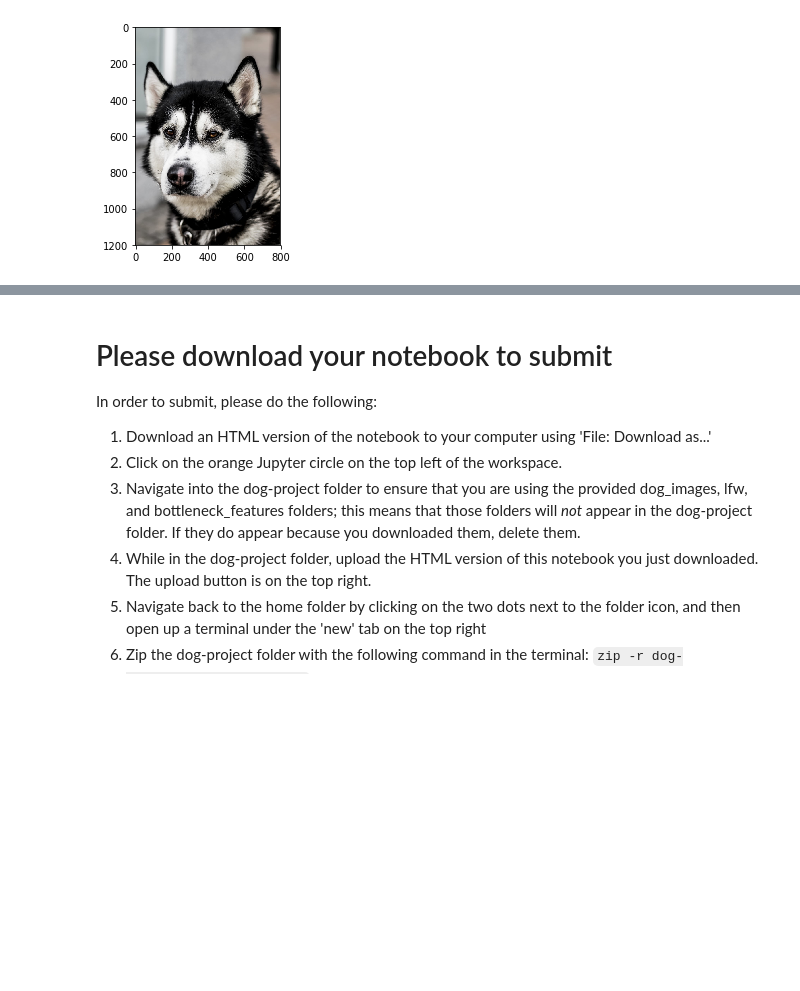
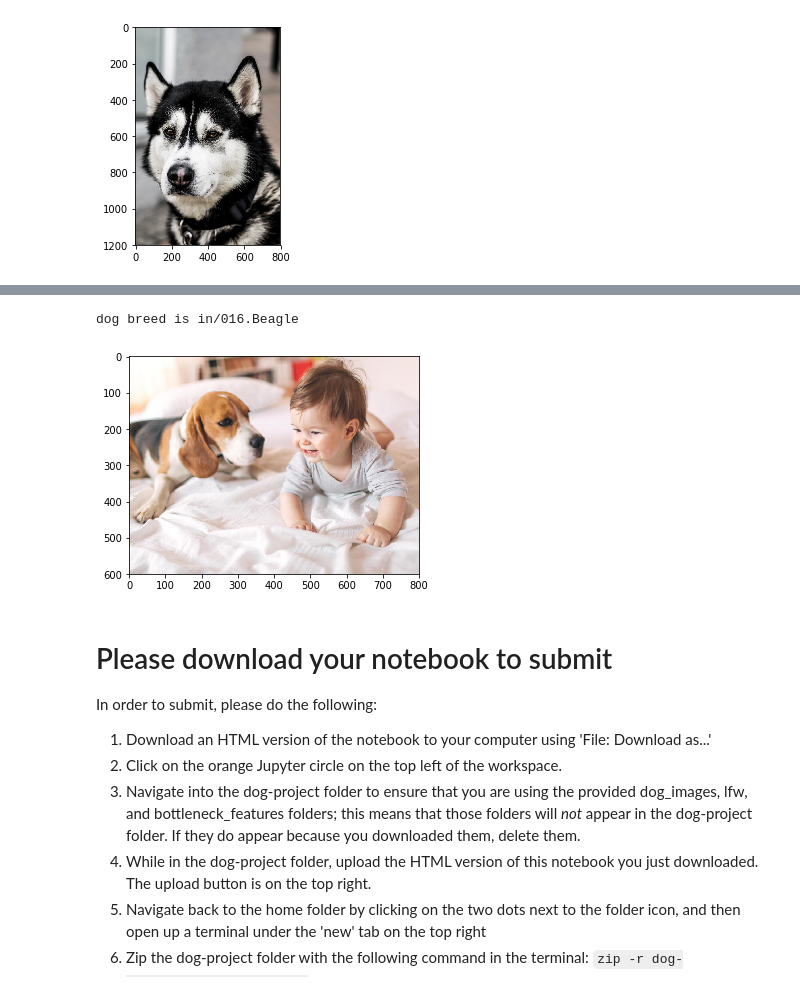
Before and after one commit to atiqsayyed/dog-breed-classifier, a Jupyter notebook: dog_app.ipynb, the cells around one changed output, grey strips where cells are left out. Drawn from its saved outputs; the diff is of its cells as text; code cells hidden in the pictures; blank space fills up the shorter version.

```diff
--- a/dog_app.ipynb
+++ b/dog_app.ipynb
@@ -800,3 +830,8 @@ dog breed is in/005.Alaskan_malamute
+# %%
+predict_breed('dog_with_baby.jpg')
+# %% [output]
+dog breed is in/016.Beagle
+[figure, added]
 # %% [markdown]
 # Please download your notebook to submit
 
```
Also changed, not shown: parts of 16 cells of this notebook, 5 other files.
